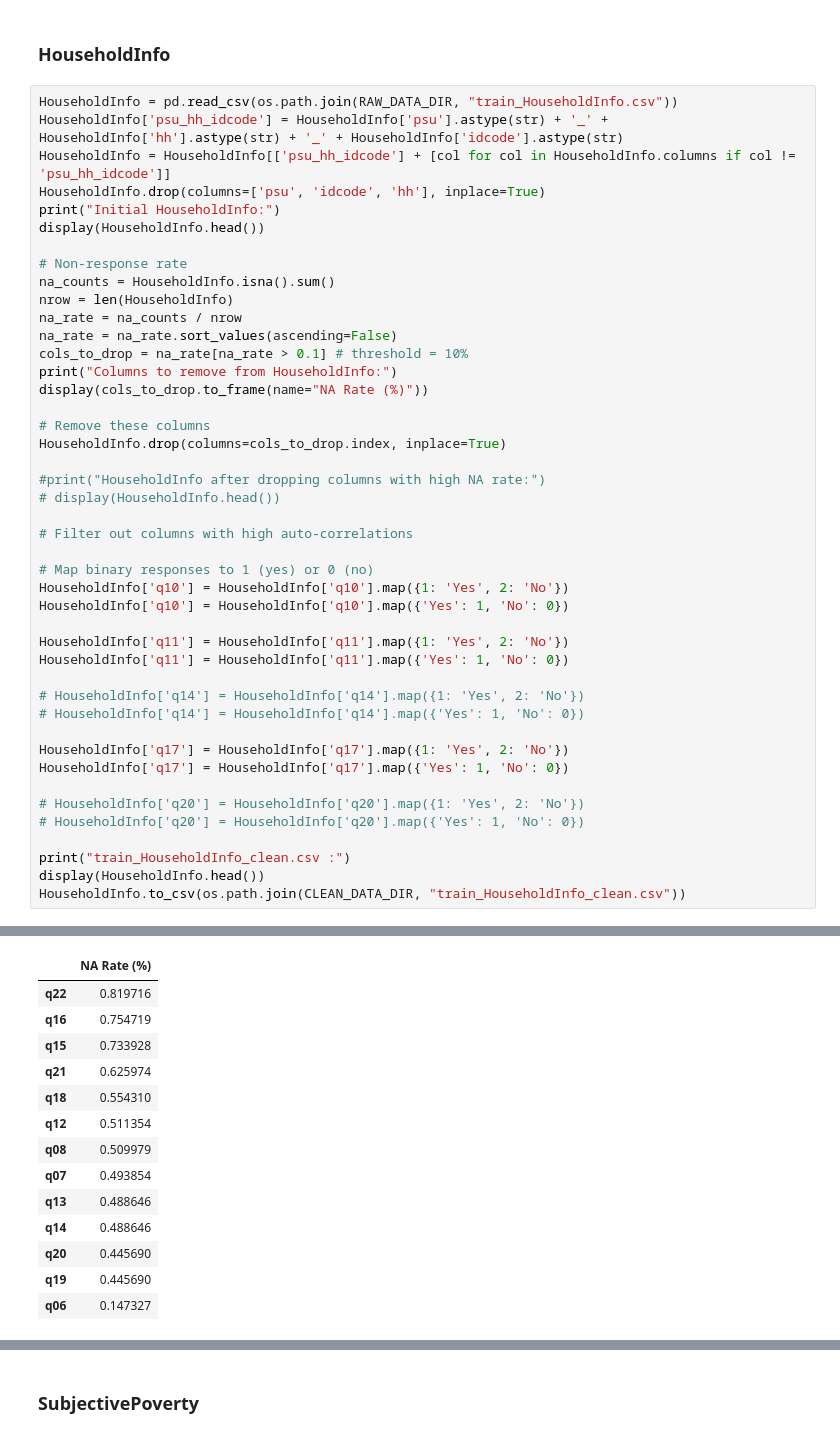
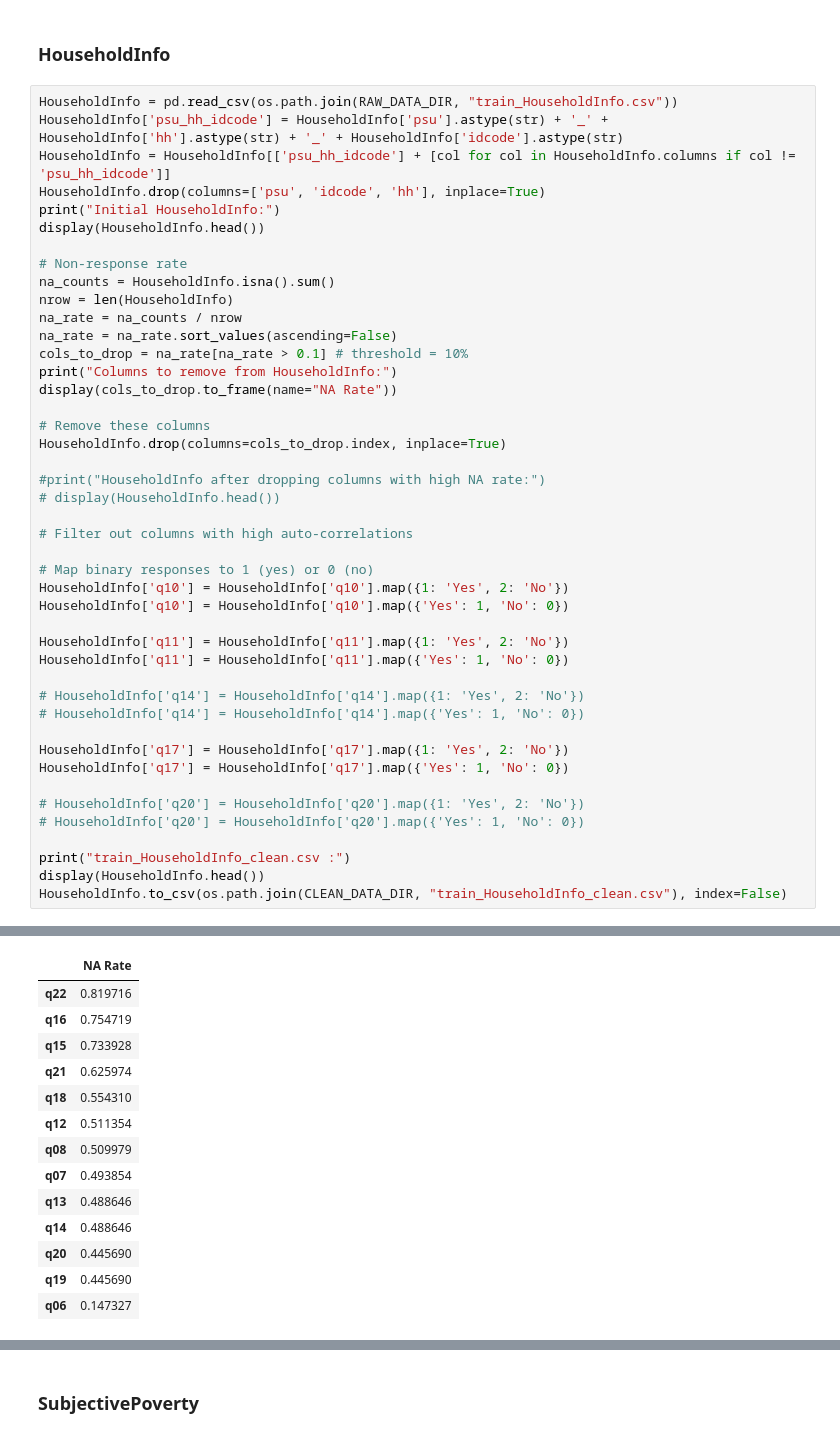
Before and after one commit to eugenesimm/Kaggle_poverty_rate, a Jupyter notebook: 1-preprocessing/clean_data.ipynb, the cells around one changed output, grey strips where cells are left out. Cells and saved outputs as stored; diff of their text form.

```diff
--- a/1-preprocessing/clean_data.ipynb
+++ b/1-preprocessing/clean_data.ipynb
@@ -83,7 +85,7 @@ na_rate = na_counts / nrow
 na_rate = na_rate.sort_values(ascending=False)
 cols_to_drop = na_rate[na_rate > 0.1] # threshold = 10%
 print("Columns to remove from HouseholdInfo:")
-display(cols_to_drop.to_frame(name="NA Rate (%)"))
+display(cols_to_drop.to_frame(name="NA Rate"))
 
 # Remove these columns
 HouseholdInfo.drop(columns=cols_to_drop.index, inplace=True)
@@ -94,35 +96,35 @@ HouseholdInfo.drop(columns=cols_to_drop.index, inplace=True)
 # Filter out columns with high auto-correlations
 
 # Map binary responses to 1 (yes) or 0 (no)
 HouseholdInfo['q10'] = HouseholdInfo['q10'].map({1: 'Yes', 2: 'No'})
 HouseholdInfo['q10'] = HouseholdInfo['q10'].map({'Yes': 1, 'No': 0})
 
 HouseholdInfo['q11'] = HouseholdInfo['q11'].map({1: 'Yes', 2: 'No'})
 HouseholdInfo['q11'] = HouseholdInfo['q11'].map({'Yes': 1, 'No': 0})
 
 # HouseholdInfo['q14'] = HouseholdInfo['q14'].map({1: 'Yes', 2: 'No'})
 # HouseholdInfo['q14'] = HouseholdInfo['q14'].map({'Yes': 1, 'No': 0})
 
 HouseholdInfo['q17'] = HouseholdInfo['q17'].map({1: 'Yes', 2: 'No'})
 HouseholdInfo['q17'] = HouseholdInfo['q17'].map({'Yes': 1, 'No': 0})
 
 # HouseholdInfo['q20'] = HouseholdInfo['q20'].map({1: 'Yes', 2: 'No'})
 # HouseholdInfo['q20'] = HouseholdInfo['q20'].map({'Yes': 1, 'No': 0})
 
 print("train_HouseholdInfo_clean.csv :")
 display(HouseholdInfo.head())
-HouseholdInfo.to_csv(os.path.join(CLEAN_DATA_DIR, "train_HouseholdInfo_clean.csv"))
+HouseholdInfo.to_csv(os.path.join(CLEAN_DATA_DIR, "train_HouseholdInfo_clean.csv"), index=False)
 # %% [output]
 Initial HouseholdInfo:
 |  | psu_hh_idcode | hhid | q02 | q03 | q04 | q05y | q05m | q06 | q07 | q08 | ... |
 | 0 | 1_2_1 | 102 | 1 | 1 | 19600711 | 52 | 1 | 1.0 | 1.0 | 2.0 | ... |
 | 1 | 1_2_2 | 102 | 2 | 2 | 19650225 | 47 | 6 | 1.0 | 1.0 | 1.0 | ... |
 | 2 | 1_3_1 | 103 | 1 | 1 | 19540203 | 58 | 7 | 1.0 | 1.0 | 2.0 | ... |
 | 3 | 1_3_2 | 103 | 2 | 2 | 19560602 | 56 | 3 | 1.0 | 1.0 | 1.0 | ... |
 | 4 | 1_3_3 | 103 | 1 | 4 | 19850825 | 27 | 0 | 5.0 | NaN | NaN | ... |
 5 rows × 24 columns
 Columns to remove from HouseholdInfo:
-|  | NA Rate (%) |
+|  | NA Rate |
 | q22 | 0.819716 |
 | q16 | 0.754719 |
 | q15 | 0.733928 |
```
Also changed, not shown: parts of 2 cells of this notebook, 9 other files.
